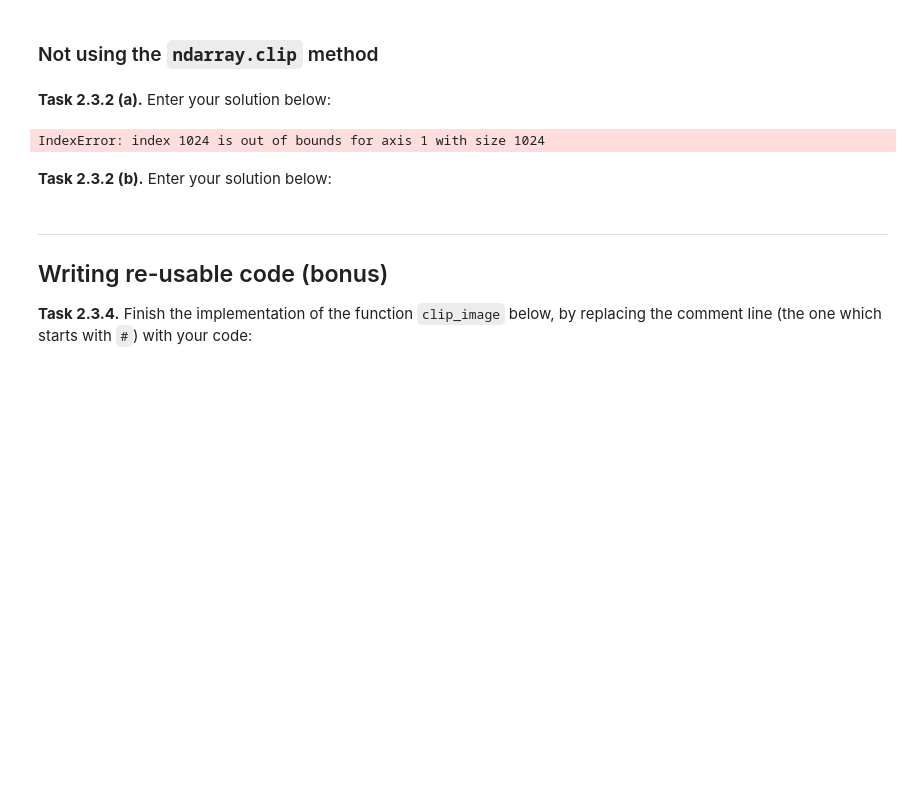
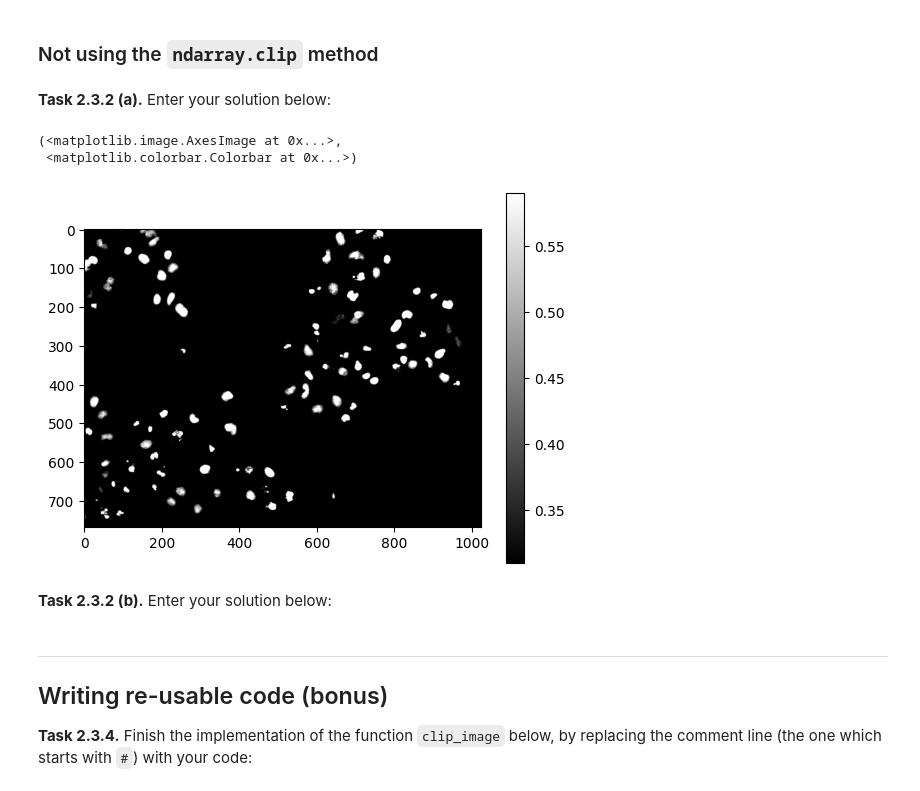
Before and after one commit to Pascalfuchs-meh/mobi-fs3-python, a Jupyter notebook: task2.ipynb, the cells around one changed output. Drawn from its saved outputs; the diff is of its cells as text; code cells hidden in the pictures; blank space fills up the shorter version.

```diff
--- a/task2.ipynb
+++ b/task2.ipynb
@@ -60,17 +60,20 @@ img.clip(T1, T2), plt.imshow(img, 'gray')
 **<a id="#">Task 2.3.2 (a).</a>** Enter your solution below:
 # %%
 #two nested for loops (one outer loop for image rows/columns, one inner loop for pixels of current row/columns) and if conditions
-
-nrow=img.shape[0]+1
-ncol=img.shape[1]+1
+img_fancy=img.copy()
+nrow=img.shape[0]
+ncol=img.shape[1]
 for row in range(0,nrow):
     for col in range(0,ncol):
         if (img[row,col]<T1):
             img_fancy[row,col]=T1
         elif (img[row,col]>T2):
             img_fancy[row,col]=T2
+plt.imshow(img_fancy, 'gray') , plt.colorbar()
 # %% [output]
-IndexError: index 1024 is out of bounds for axis 1 with size 1024
+(<matplotlib.image.AxesImage at 0x...>,
+ <matplotlib.colorbar.Colorbar at 0x...>)
+[figure, added]
 # %% [markdown]
 **<a id="#">Task 2.3.2 (b).</a>** Enter your solution below:
 # %% [markdown]
```
